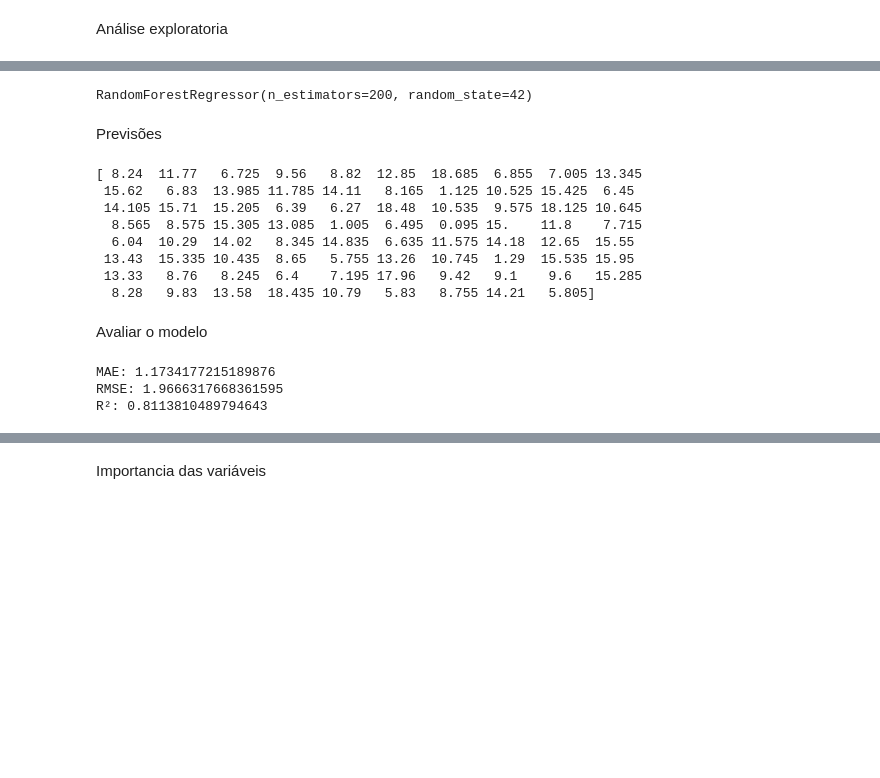
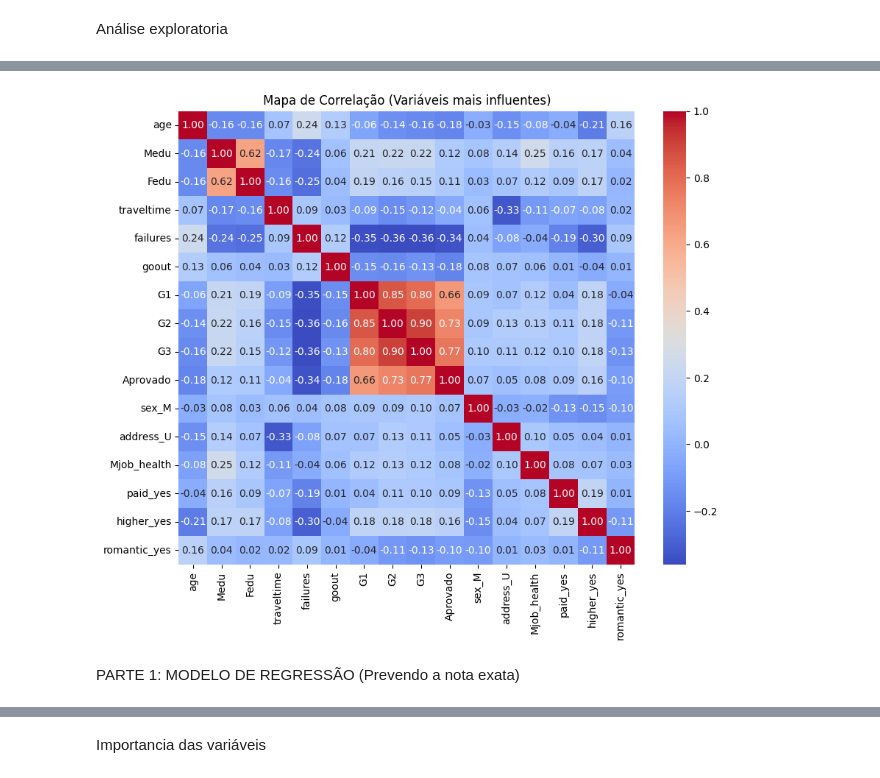
Before and after one commit to luisffarias-dev/ML_Previsao_de_Performace, a Jupyter notebook: Previsao_de_perfomace.ipynb, the cells around one changed output, grey strips where cells are left out. Saved outputs shown, nothing was run; the diff lists cells and outputs as text; code cells hidden in the pictures; blank space fills up the shorter version.

```diff
--- a/Previsao_de_perfomace.ipynb
+++ b/Previsao_de_perfomace.ipynb
@@ -43,0 +55,8 @@ df.head()
+# %%
+# Cria a coluna 'Aprovado' ANTES do get_dummies para ela não se perder
+df['Aprovado'] = (df['G3'] >= 10).astype(int)
+
+# Transforma as variáveis em texto para numéricas (ex: internet_yes -> 1 ou 0)
+df = pd.get_dummies(df, drop_first=True)
+
+df.shape
@@ -138,38 +87,12 @@ Treinando o Random Forest
-# %%
-modelo = RandomForestRegressor(
-    n_estimators=200,
-    random_state=42
-)
-
-modelo.fit(X_train, y_train)
-# %% [output]
-RandomForestRegressor(n_estimators=200, random_state=42)
-# %% [markdown]
-Previsões
-# %%
-y_pred = modelo.predict(X_test)
-
-print (y_pred)
-# %% [output]
-[ 8.24  11.77   6.725  9.56   8.82  12.85  18.685  6.855  7.005 13.345
- 15.62   6.83  13.985 11.785 14.11   8.165  1.125 10.525 15.425  6.45
- 14.105 15.71  15.205  6.39   6.27  18.48  10.535  9.575 18.125 10.645
-  8.565  8.575 15.305 13.085  1.005  6.495  0.095 15.    11.8    7.715
-  6.04  10.29  14.02   8.345 14.835  6.635 11.575 14.18  12.65  15.55
- 13.43  15.335 10.435  8.65   5.755 13.26  10.745  1.29  15.535 15.95
- 13.33   8.76   8.245  6.4    7.195 17.96   9.42   9.1    9.6   15.285
-  8.28   9.83  13.58  18.435 10.79   5.83   8.755 14.21   5.805]
-# %% [markdown]
-Avaliar o modelo
-# %%
-mae = mean_absolute_error(y_test, y_pred)
-rmse = np.sqrt(mean_squared_error(y_test, y_pred))
-r2 = r2_score(y_test, y_pred)
-
-print("MAE:", mae)
-print("RMSE:", rmse)
-print("R²:", r2)
-# %% [output]
-MAE: 1.1734177215189876
-RMSE: 1.9666317668361595
-R²: 0.8113810489794643
+# %%
+# Mapa de Calor filtrado (mostra apenas variáveis com maior impacto na nota G3)
+plt.figure(figsize=(10, 8))
+corr = df.corr(numeric_only=True)
+top_corr_features = corr.index[abs(corr["G3"]) > 0.1] # Pega correlações maiores que 10%
+sns.heatmap(df[top_corr_features].corr(), annot=True, cmap='coolwarm', fmt=".2f")
+plt.title('Mapa de Correlação (Variáveis mais influentes)')
+plt.show()
+# %% [output]
+[figure, added]
+# %% [markdown]
+PARTE 1: MODELO DE REGRESSÃO (Prevendo a nota exata)
```
Also changed, not shown: parts of 22 cells of this notebook.
